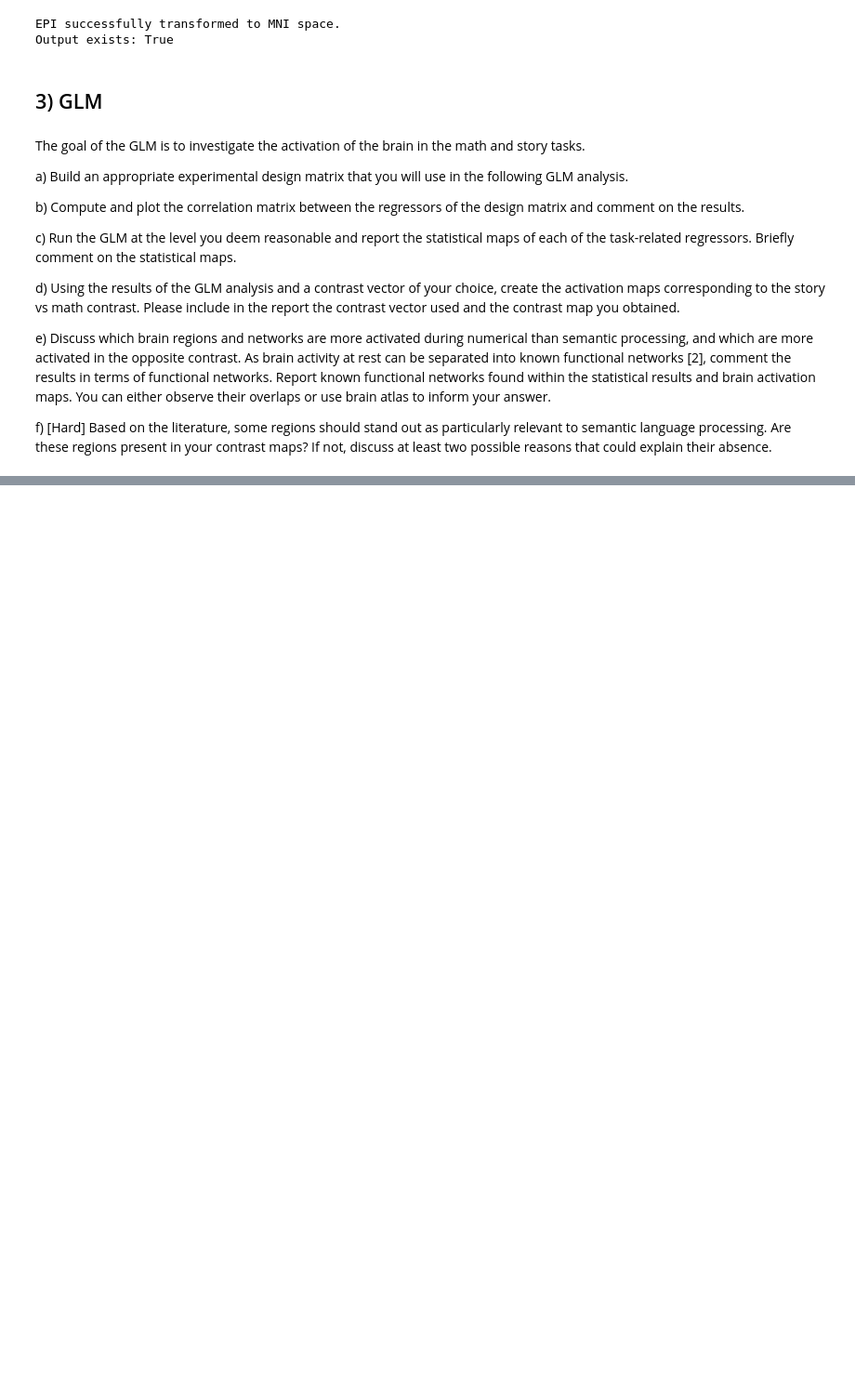
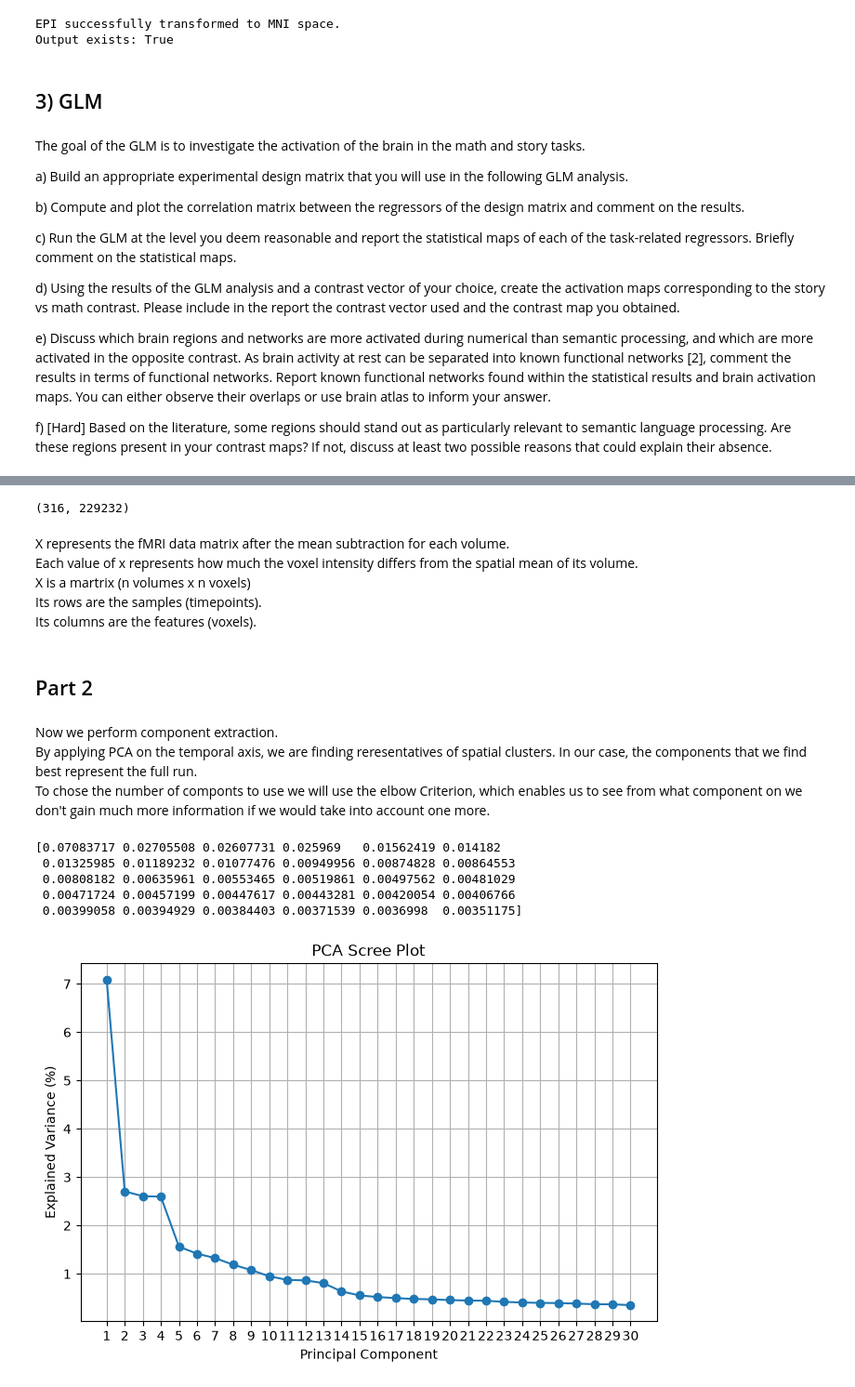
Before and after one commit to riccardobonagura/NSSP_project_1, a Jupyter notebook: GroupAI_code.ipynb, the cells around one changed output, grey strips where cells are left out. Shown at 93% size. Saved outputs shown, nothing was run; the diff lists cells and outputs as text; code cells hidden in the pictures; blank space fills up the shorter version.

Commit message:
adding PCA part to common code file

```diff
--- a/GroupAI_code.ipynb
+++ b/GroupAI_code.ipynb
@@ -793,0 +883,3 @@ frame_times = np.arange(n_scans) * tr
+# %%
+slice_non_background = data[:,:,:,0] > 500
+samples = np.array([data[:,:,:,i][slice_non_background] for i in range(n_vols)])
@@ -793,0 +889,5 @@ frame_times = np.arange(n_scans) * tr
+# %%
+spatial_means = samples.mean(axis=1)
+row_means = spatial_means[:, np.newaxis]
+X = samples - row_means
+print(X.mean(axis=1))
@@ -793,0 +912,42 @@ frame_times = np.arange(n_scans) * tr
+# %%
+X.shape
+# %% [output]
+(316, 229232)
+# %% [markdown]
+X represents the fMRI data matrix after the mean subtraction for each volume.
+Each value of x represents how much the voxel intensity differs from the spatial mean of its volume.
+X is a martrix (n volumes x n voxels)
+Its rows are the samples (timepoints).
+Its columns are the features (voxels).
+# %% [markdown]
+## Part 2
+# %% [markdown]
+Now we perform component extraction.
+By applying PCA on the temporal axis, we are finding reresentatives of spatial clusters. In our case, the components that we find best represent the full run.
+To chose the number of componts to use we will use the elbow Criterion, which enables us to see from what component on we don't gain much more information if we would take into account one more.
+# %%
+from sklearn.decomposition import PCA
+nb_components = 30 # we first start with an arbitrary number
+pca = PCA(nb_components)
+pca.fit(X)
+
+print(pca.explained_variance_ratio_)
+# %% [output]
+[0.07083717 0.02705508 0.02607731 0.025969   0.01562419 0.014182
+ 0.01325985 0.01189232 0.01077476 0.00949956 0.00874828 0.00864553
+ 0.00808182 0.00635961 0.00553465 0.00519861 0.00497562 0.00481029
+ 0.00471724 0.00457199 0.00447617 0.00443281 0.00420054 0.00406766
+ 0.00399058 0.00394929 0.00384403 0.00371539 0.0036998  0.00351175]
+# %%
+# to chose the number of components we use the Scree Plot
+explained_variance = pca.explained_variance_ratio_
+plt.figure(figsize=(8,5))
+plt.plot(range(1, len(explained_variance) +1), explained_variance * 100, marker = 'o')
+plt.xlabel("Principal Component")
+plt.ylabel("Explained Variance (%)")
+plt.title("PCA Scree Plot")
+plt.xticks(range(1, len(explained_variance) + 1))
+plt.grid(True)
+plt.show()
+# %% [output]
+[figure, added]
```
Also changed, not shown: parts of 57 cells of this notebook.
